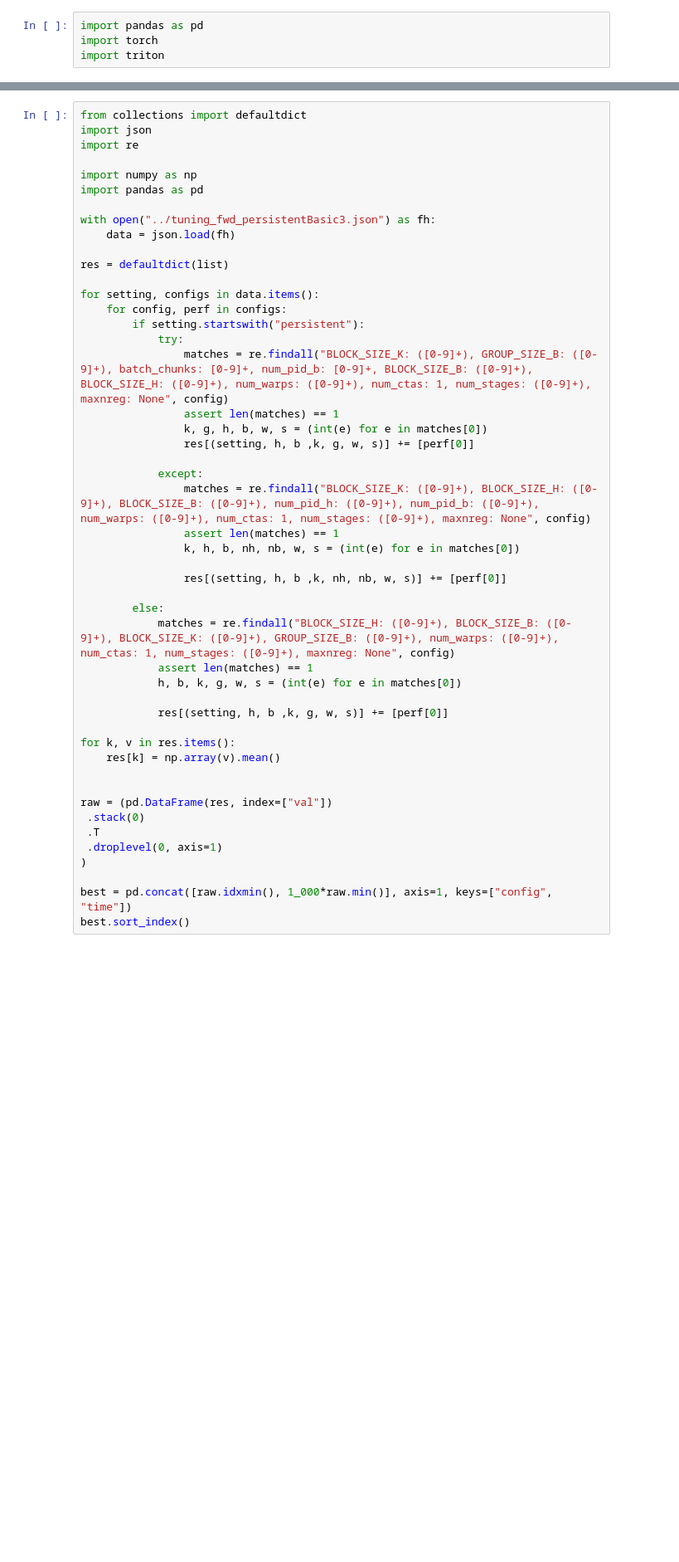
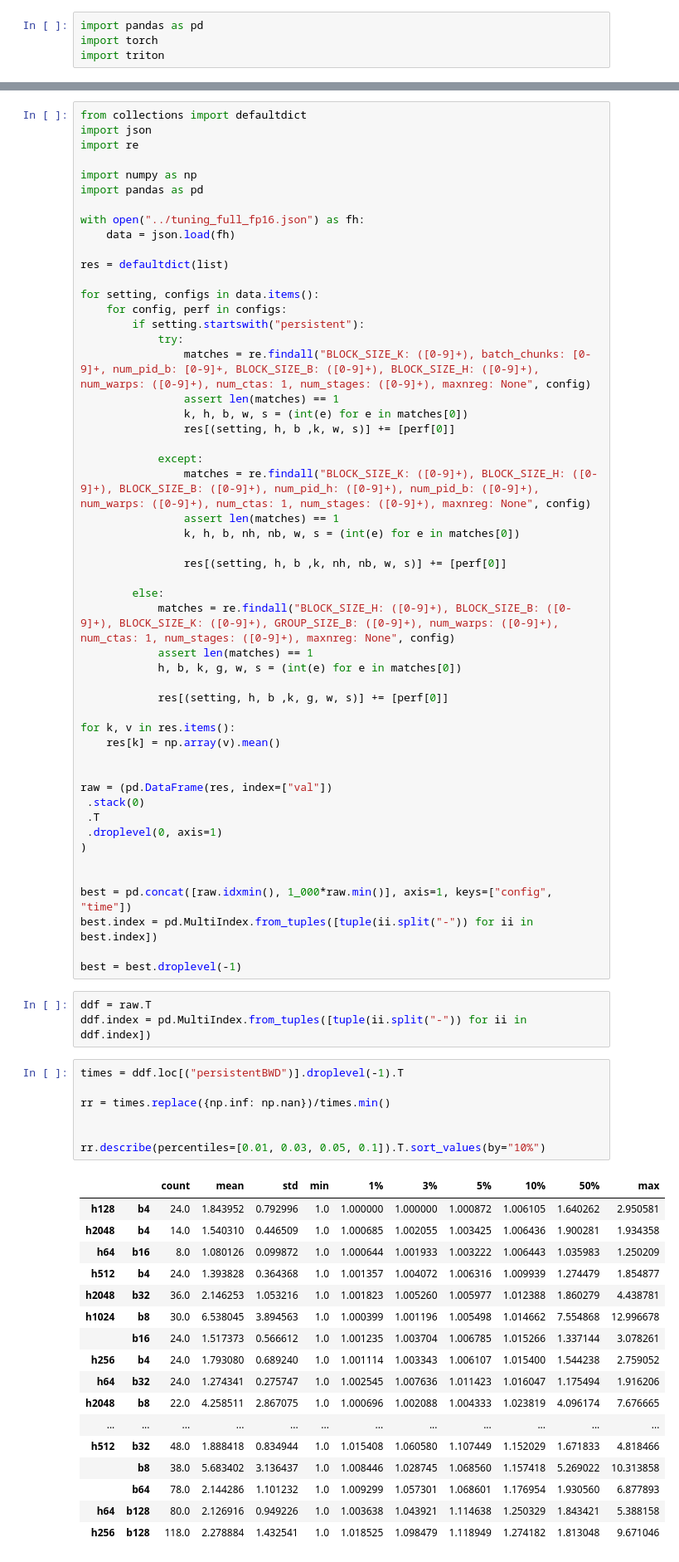
Before and after one commit to oleicht/FastLSTM, a Jupyter notebook: notebooks/misc.ipynb, the cells around one changed output, grey strips where cells are left out. Shown: that part at 83% size. Cells and saved outputs as stored; diff of their text form; blank space fills up the shorter version.

```diff
--- a/notebooks/misc.ipynb
+++ b/notebooks/misc.ipynb
@@ -142,7 +145,7 @@ import re
 import numpy as np
 import pandas as pd
 
-with open("../tuning_fwd_persistentBasic3.json") as fh:
+with open("../tuning_full_fp16.json") as fh:
     data = json.load(fh)
 
 res = defaultdict(list)
@@ -151,10 +154,10 @@ for setting, configs in data.items():
     for config, perf in configs:
         if setting.startswith("persistent"):
             try:
-                matches = re.findall("BLOCK_SIZE_K: ([0-9]+), GROUP_SIZE_B: ([0-9]+), batch_chunks: [0-9]+, num_pid_b: [0-9]+, BLOCK_SIZE_B: ([0-9]+), BLOCK_SIZE_H: ([0-9]+), num_warps: ([0-9]+), num_ctas: 1, num_stages: ([0-9]+), maxnreg: None", config)
+                matches = re.findall("BLOCK_SIZE_K: ([0-9]+), batch_chunks: [0-9]+, num_pid_b: [0-9]+, BLOCK_SIZE_B: ([0-9]+), BLOCK_SIZE_H: ([0-9]+), num_warps: ([0-9]+), num_ctas: 1, num_stages: ([0-9]+), maxnreg: None", config)
                 assert len(matches) == 1
-                k, g, h, b, w, s = (int(e) for e in matches[0])
-                res[(setting, h, b ,k, g, w, s)] += [perf[0]]
+                k, h, b, w, s = (int(e) for e in matches[0])
+                res[(setting, h, b ,k, w, s)] += [perf[0]]
 
             except:
                 matches = re.findall("BLOCK_SIZE_K: ([0-9]+), BLOCK_SIZE_H: ([0-9]+), BLOCK_SIZE_B: ([0-9]+), num_pid_h: ([0-9]+), num_pid_b: ([0-9]+), num_warps: ([0-9]+), num_ctas: 1, num_stages: ([0-9]+), maxnreg: None", config)
@@ -180,5 +183,36 @@ raw = (pd.DataFrame(res, index=["val"])
  .droplevel(0, axis=1)
 )
 
+
 best = pd.concat([raw.idxmin(), 1_000*raw.min()], axis=1, keys=["config", "time"])
-best.sort_index()
+best.index = pd.MultiIndex.from_tuples([tuple(ii.split("-")) for ii in best.index])
+
+best = best.droplevel(-1)
+# %%
+ddf = raw.T
+ddf.index = pd.MultiIndex.from_tuples([tuple(ii.split("-")) for ii in ddf.index])
+# %%
+times = ddf.loc[("persistentBWD")].droplevel(-1).T
+
+rr = times.replace({np.inf: np.nan})/times.min()
+
+
+rr.describe(percentiles=[0.01, 0.03, 0.05, 0.1]).T.sort_values(by="10%")
+# %% [output]
+|  |  | count | mean | std | min | 1% | 3% | 5% | 10% | 50% | max |
+| h128 | b4 | 24.0 | 1.843952 | 0.792996 | 1.0 | 1.000000 | 1.000000 | 1.000872 | 1.006105 | 1.640262 | 2.950581 |
+| h2048 | b4 | 14.0 | 1.540310 | 0.446509 | 1.0 | 1.000685 | 1.002055 | 1.003425 | 1.006436 | 1.900281 | 1.934358 |
+| h64 | b16 | 8.0 | 1.080126 | 0.099872 | 1.0 | 1.000644 | 1.001933 | 1.003222 | 1.006443 | 1.035983 | 1.250209 |
+| h512 | b4 | 24.0 | 1.393828 | 0.364368 | 1.0 | 1.001357 | 1.004072 | 1.006316 | 1.009939 | 1.274479 | 1.854877 |
+| h2048 | b32 | 36.0 | 2.146253 | 1.053216 | 1.0 | 1.001823 | 1.005260 | 1.005977 | 1.012388 | 1.860279 | 4.438781 |
+| h1024 | b8 | 30.0 | 6.538045 | 3.894563 | 1.0 | 1.000399 | 1.001196 | 1.005498 | 1.014662 | 7.554868 | 12.996678 |
+|  | b16 | 24.0 | 1.517373 | 0.566612 | 1.0 | 1.001235 | 1.003704 | 1.006785 | 1.015266 | 1.337144 | 3.078261 |
+| h256 | b4 | 24.0 | 1.793080 | 0.689240 | 1.0 | 1.001114 | 1.003343 | 1.006107 | 1.015400 | 1.544238 | 2.759052 |
+| h64 | b32 | 24.0 | 1.274341 | 0.275747 | 1.0 | 1.002545 | 1.007636 | 1.011423 | 1.016047 | 1.175494 | 1.916206 |
+| h2048 | b8 | 22.0 | 4.258511 | 2.867075 | 1.0 | 1.000696 | 1.002088 | 1.004333 | 1.023819 | 4.096174 | 7.676665 |
+| ... | ... | ... | ... | ... | ... | ... | ... | ... | ... | ... | ... |
+| h512 | b32 | 48.0 | 1.888418 | 0.834944 | 1.0 | 1.015408 | 1.060580 | 1.107449 | 1.152029 | 1.671833 | 4.818466 |
+|  | b8 | 38.0 | 5.683402 | 3.136437 | 1.0 | 1.008446 | 1.028745 | 1.068560 | 1.157418 | 5.269022 | 10.313858 |
+|  | b64 | 78.0 | 2.144286 | 1.101232 | 1.0 | 1.009299 | 1.057301 | 1.068601 | 1.176954 | 1.930560 | 6.877893 |
+| h64 | b128 | 80.0 | 2.126916 | 0.949226 | 1.0 | 1.003638 | 1.043921 | 1.114638 | 1.250329 | 1.843421 | 5.388158 |
+| h256 | b128 | 118.0 | 2.278884 | 1.432541 | 1.0 | 1.018525 | 1.098479 | 1.118949 | 1.274182 | 1.813048 | 9.671046 |
```
Also changed, not shown: parts of 10 cells of this notebook, 6 other files.
